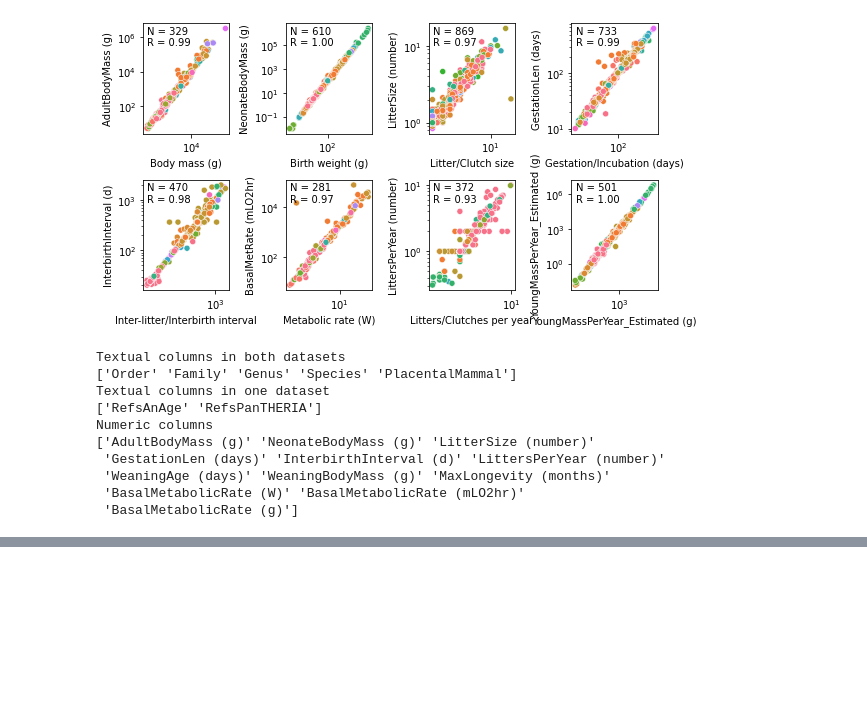
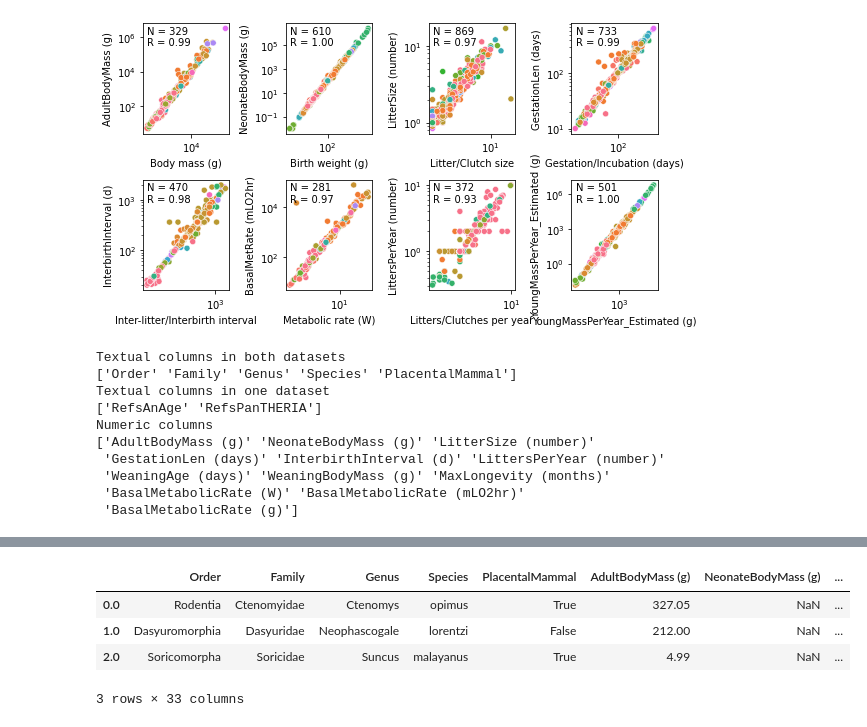
Before and after one commit to flamholz/beef_v_pork, a Jupyter notebook: notebooks/3_merge_pantheria_AnAge.ipynb, the cells around one changed output, grey strips where cells are left out. Saved outputs shown, nothing was run; the diff lists cells and outputs as text; code cells hidden in the pictures; blank space fills up the shorter version.

```diff
--- a/notebooks/3_merge_pantheria_AnAge.ipynb
+++ b/notebooks/3_merge_pantheria_AnAge.ipynb
@@ -307,0 +285,23 @@ placental_mammals[mask]
+# %%
+# Load the basal metabolic rate data from Savage et al. 2004.
+savage_df = pd.read_excel('../data/savage2004_BMR.xlsx')
+# Rename columns to match merged_df
+savage_df.columns = 'Order,Family,BinomialName'.split(',') + savage_df.columns[3:].tolist()
+
+# Index on "BinomialName"
+savage_df = savage_df.set_index('BinomialName')
+
+# Merge it into our dataframe so that we have everything in one file now.
+all_merged_df = merged_df.join(savage_df, on='BinomialName', how='outer', rsuffix='_savage04')
+
+# Set PlacentalMammal for the species in Savage '04 without a match in the merged_df
+mask = all_merged_df.PlacentalMammal.isnull()
+all_merged_df.loc[mask, 'PlacentalMammal'] = all_merged_df.loc[mask].Order.isin(METATHERIAN_ORDERS)
+
+all_merged_df.head(3)
+# %% [output]
+|  | Order | Family | Genus | Species | PlacentalMammal | AdultBodyMass (g) | NeonateBodyMass (g) | ... |
+| 0.0 | Rodentia | Ctenomyidae | Ctenomys | opimus | True | 327.05 | NaN | ... |
+| 1.0 | Dasyuromorphia | Dasyuridae | Neophascogale | lorentzi | False | 212.00 | NaN | ... |
+| 2.0 | Soricomorpha | Soricidae | Suncus | malayanus | True | 4.99 | NaN | ... |
+3 rows × 33 columns
```
Also changed, not shown: parts of 8 cells of this notebook, 2 other files.
